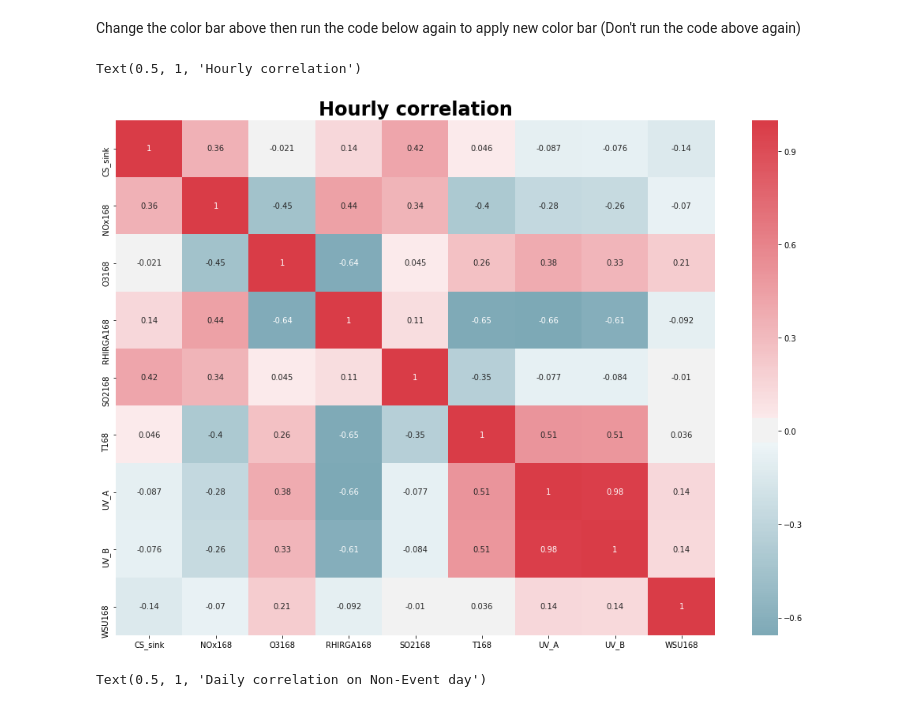
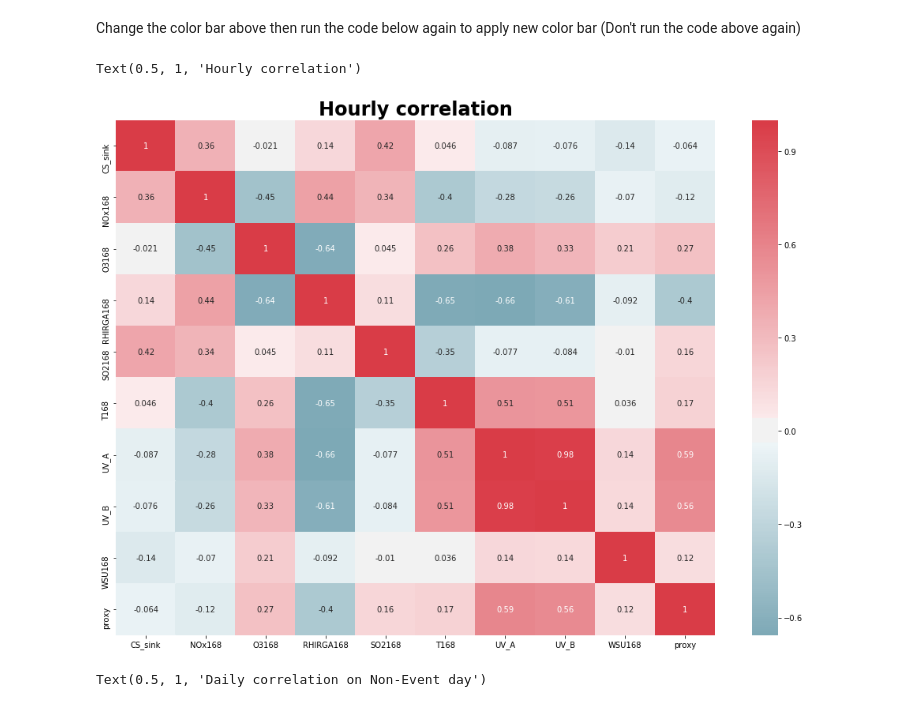
Before and after one commit to vietle94/NPF-smearII, a Jupyter notebook: Project.ipynb, the cells around one changed output. Cells and saved outputs as stored; diff of their text form; code cells hidden in the pictures.

```diff
--- a/Project.ipynb
+++ b/Project.ipynb
@@ -230,3 +252,8 @@ dtype: int64
+# %%
+condition = [event.Event == 1, event.Nonevent == 1]
+choice = ['Event', 'Nonevent']
+event['Event_category'] = np.select(condition, choice, default = 'Undefined')
+event.drop(['Nonevent', 'Event', 'Undefined'], axis = 1, inplace = True)
 # %% [markdown]
 ### Remove outlier for condense and parameters df
 
@@ -321,4 +352,5 @@ fig.subplots_adjust(left=None, bottom=0.1, right=None, top=None, wspace=None, hs
 condense_hourly = condense_processed.groupby([condense_processed["Time"].dt.date,condense_processed["Time"].dt.hour]).mean()
 df_hourly = df_processed.groupby([df_processed["Time"].dt.date,df_processed["Time"].dt.hour]).mean()
 combined_hourly = condense_hourly.join(df_hourly)
-combined_hourly.index.rename(['Date', 'Hour'], inplace = True)
+combined_hourly.index.rename(['Time', 'Hour'], inplace = True)
+combined_hourly = event.set_index('Time').join(combined_hourly)
@@ -345,3 +367,4 @@ combined_daily = event[["Event", "Nonevent", "Time"]].set_index('Time').join(con
 $[H_2SO_4]_{proxy} = k \cdot \frac{[SO_2][UVB]}{CS}$
 # %%
 combined_daily['proxy'] = combined_daily['SO2168'] * combined_daily['UV_B'] * 9.9e-7 / combined_daily['CS_sink'] * 2.62e-6 / 64 * 6.023e23 / 1e6
+combined_hourly['proxy'] = combined_hourly['SO2168'] * combined_hourly['UV_B'] * 9.9e-7 / combined_hourly['CS_sink'] * 2.62e-6 / 64 * 6.023e23 / 1e6
@@ -381,10 +398,10 @@ Change the color bar above then run the code below again to apply new color bar
 # %%
 fig, ax = plt.subplots(figsize = (17,12))
 sns.heatmap(combined_hourly.corr(), cmap = cmap, center=0.00, ax = ax, annot = True)
-ax.set_ylim(combined_hourly.shape[1],0)
+ax.set_ylim(combined_hourly.shape[1]-1,0)
 ax.set_title('Hourly correlation', weight = "bold", fontsize=24)
 # %% [output]
 Text(0.5, 1, 'Hourly correlation')
-[figure, old version]
+[figure, new version]
 # %%
 fig, ax = plt.subplots(1, 2, figsize = (20,8))
```
Also changed, not shown: parts of 33 cells of this notebook.
